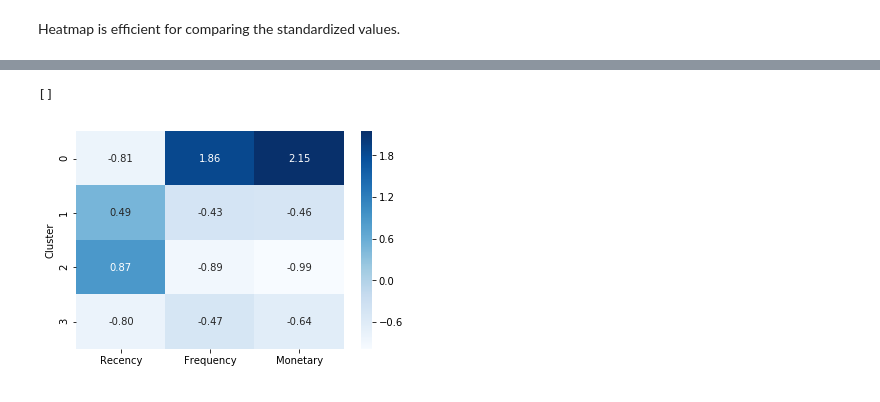
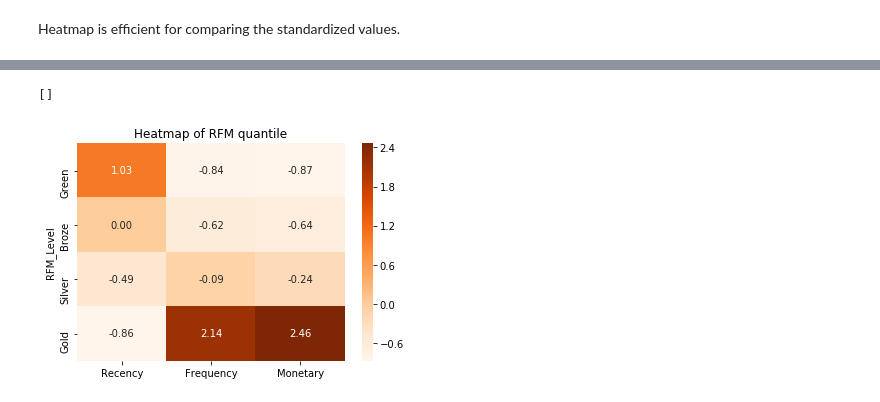
Before and after one commit to jjone36/Cohort, a Jupyter notebook: Cohort_Anaylsis_Medium.ipynb, the cells around one changed output, grey strips where cells are left out. Cells and saved outputs as stored; diff of their text form; code cells hidden in the pictures.

```diff
--- a/Cohort_Anaylsis_Medium.ipynb
+++ b/Cohort_Anaylsis_Medium.ipynb
@@ -295,6 +312,6 @@ plt.show()
 # %%
-# choose n_clusters = 4
-clus = KMeans(n_clusters= 4, init= 'k-means++', max_iter= 300)
+# choose n_clusters = 3
+clus = KMeans(n_clusters= 3, init= 'k-means++', max_iter= 300)
 clus.fit(rfm_scaled)
 # %% [output]
 KMeans(algorithm='auto', copy_x=True, init='k-means++', max_iter=300,
@@ -302,6 +319,6 @@ KMeans(algorithm='auto', copy_x=True, init='k-means++', max_iter=300,
     random_state=None, tol=0.0001, verbose=0)
 # %%
 # Assign the clusters to datamart
-datamart['Cluster'] = clus.labels_
-datamart.head()
+rfm['K_Cluster'] = clus.labels_
+rfm.head()
 # %% [output]
@@ -368,7 +385,7 @@ plt.legend(loc = 'upper right')
 Heatmap is efficient for comparing the standardized values.
 # %%
 # the mean value for each cluster
-cluster_avg = datamart.groupby('Cluster').mean().iloc[:, 0:3]
+cluster_avg = rfm.groupby('RFM_Level').mean().iloc[:, 0:3]
 cluster_avg.head()
 # %% [output]
 |  | Recency | Frequency | Monetary |
@@ -380,5 +397,5 @@ cluster_avg.head()
 # %%
 # the mean value in total
-total_avg = datamart.iloc[:, 0:3].mean()
+total_avg = rfm.iloc[:, 0:3].mean()
 total_avg
 # %% [output]
@@ -400,7 +417,8 @@ prop_rfm
 # %%
 # heatmap
-sns.heatmap(prop_rfm, cmap= 'Blues', fmt= '.2f', annot = True)
+sns.heatmap(prop_rfm, cmap= 'Oranges', fmt= '.2f', annot = True)
+plt.title('Heatmap of RFM quantile')
 plt.plot()
 # %% [output]
 []
-[figure, old version]
+[figure, new version]
```
Also changed, not shown: parts of 32 cells of this notebook, 2 other files.
